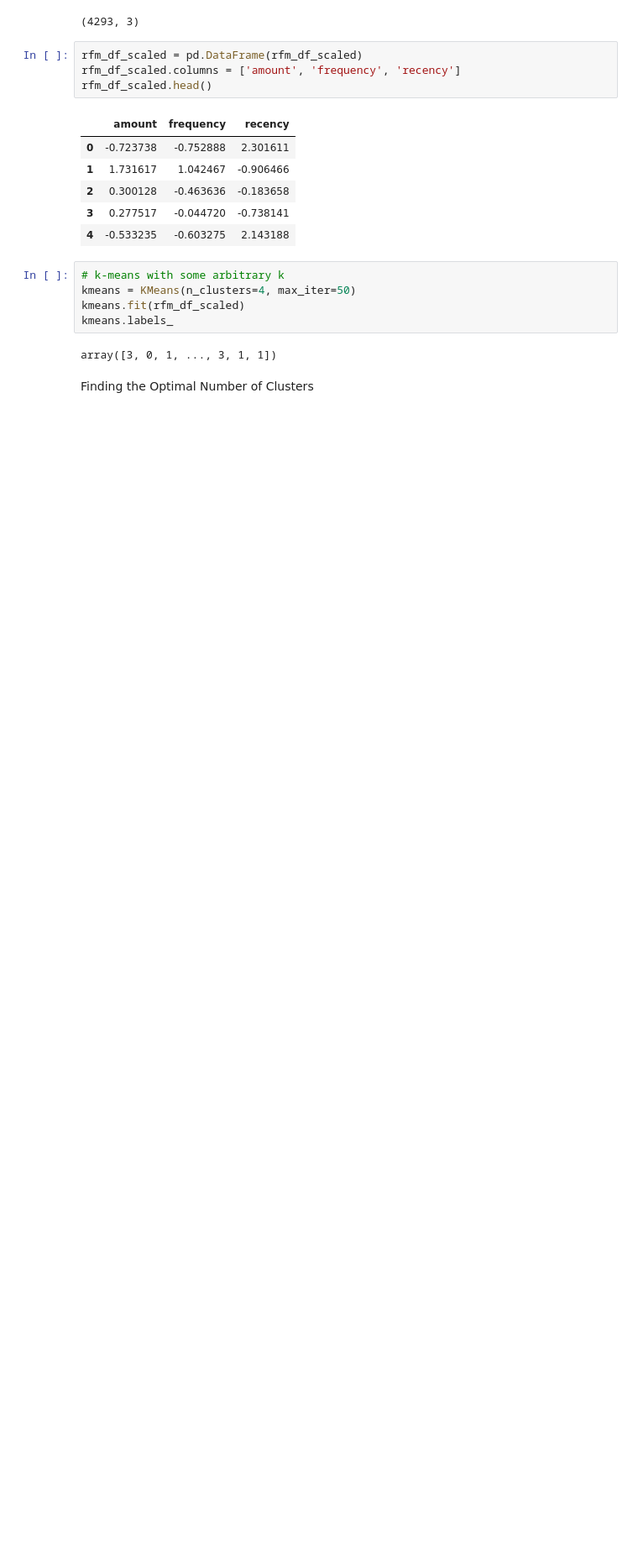
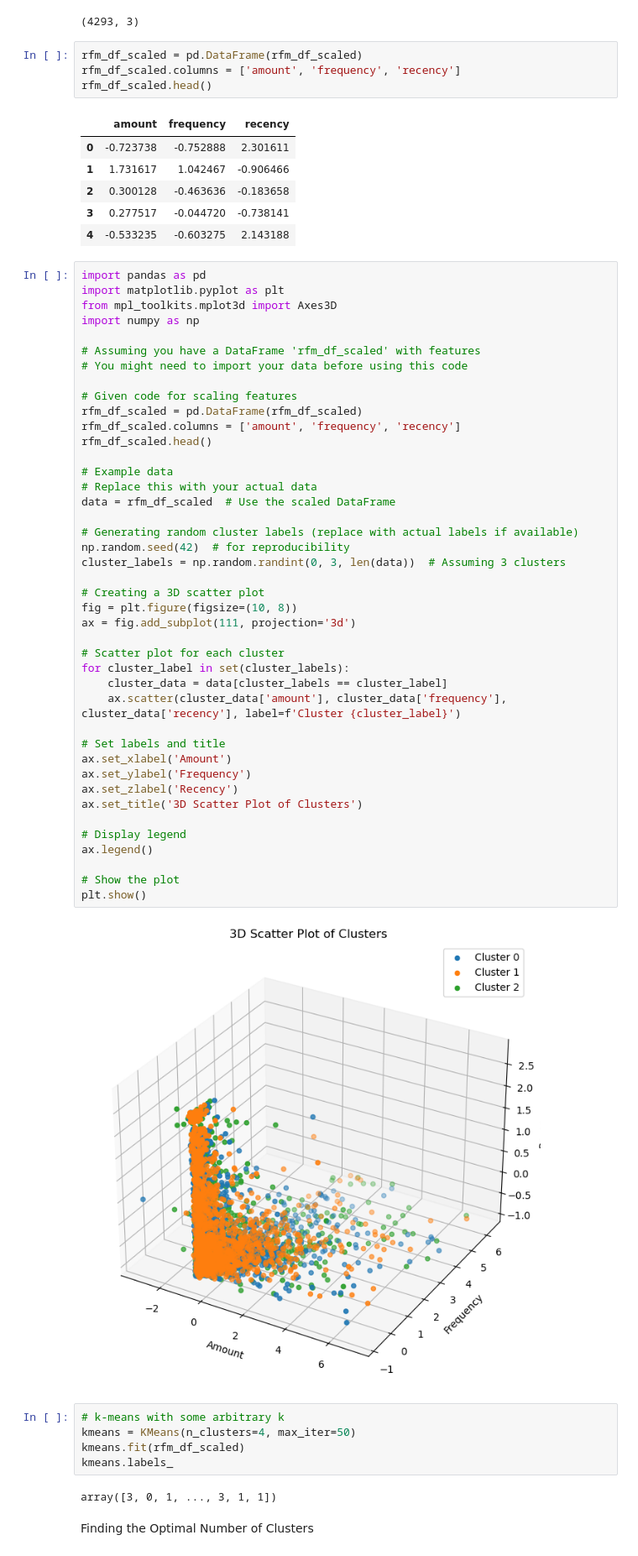
Before and after one commit to vivekmishrabharatvarsh/K-means-hierarchical-CLustering, a Jupyter notebook: Clustering.ipynb, the cells around one changed output. Shown at 84% size. Cells and saved outputs as stored; diff of their text form; blank space fills up the shorter version.

Commit message:
3d scatter plot added

```diff
--- a/Clustering.ipynb
+++ b/Clustering.ipynb
@@ -299,6 +299,50 @@ rfm_df_scaled.head()
 | 2 | 0.300128 | -0.463636 | -0.183658 |
 | 3 | 0.277517 | -0.044720 | -0.738141 |
 | 4 | -0.533235 | -0.603275 | 2.143188 |
+# %%
+import pandas as pd
+import matplotlib.pyplot as plt
+from mpl_toolkits.mplot3d import Axes3D
+import numpy as np
+
+# Assuming you have a DataFrame 'rfm_df_scaled' with features
+# You might need to import your data before using this code
+
+# Given code for scaling features
+rfm_df_scaled = pd.DataFrame(rfm_df_scaled)
+rfm_df_scaled.columns = ['amount', 'frequency', 'recency']
+rfm_df_scaled.head()
+
+# Example data
+# Replace this with your actual data
+data = rfm_df_scaled  # Use the scaled DataFrame
+
+# Generating random cluster labels (replace with actual labels if available)
+np.random.seed(42)  # for reproducibility
+cluster_labels = np.random.randint(0, 3, len(data))  # Assuming 3 clusters
+
+# Creating a 3D scatter plot
+fig = plt.figure(figsize=(10, 8))
+ax = fig.add_subplot(111, projection='3d')
+
+# Scatter plot for each cluster
+for cluster_label in set(cluster_labels):
+    cluster_data = data[cluster_labels == cluster_label]
+    ax.scatter(cluster_data['amount'], cluster_data['frequency'], cluster_data['recency'], label=f'Cluster {cluster_label}')
+
+# Set labels and title
+ax.set_xlabel('Amount')
+ax.set_ylabel('Frequency')
+ax.set_zlabel('Recency')
+ax.set_title('3D Scatter Plot of Clusters')
+
+# Display legend
+ax.legend()
+
+# Show the plot
+plt.show()
+# %% [output]
+[figure, added]
 # %%
 # k-means with some arbitrary k
 kmeans = KMeans(n_clusters=4, max_iter=50)
```
